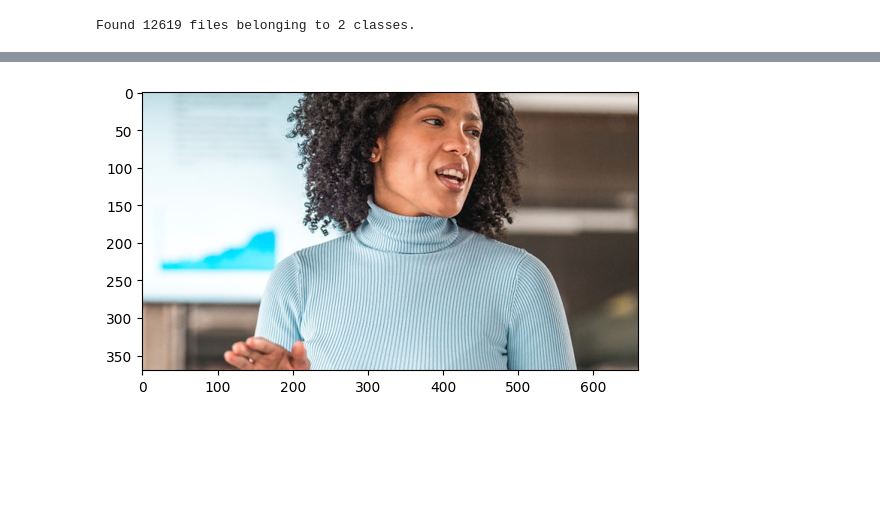
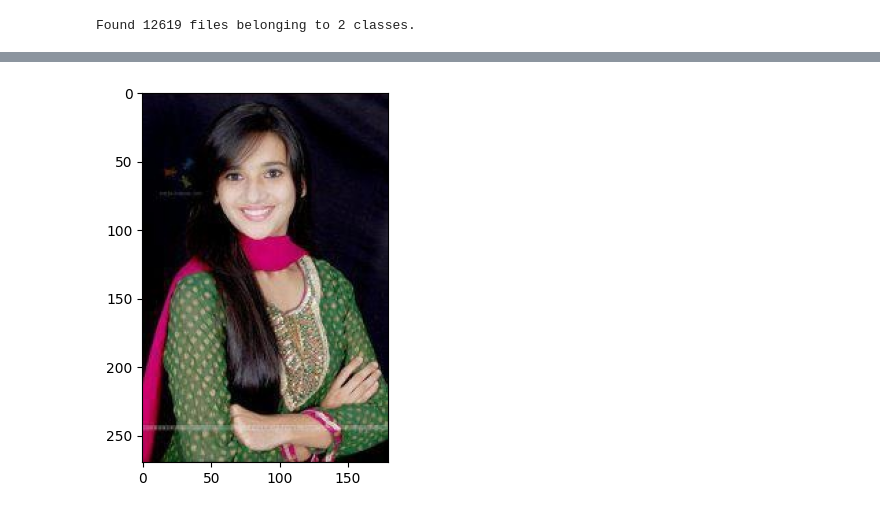
Before and after one commit to SouryaSparks/facemaskrecognitionv1, a Jupyter notebook: index.ipynb, the cells around one changed output, grey strips where cells are left out. Cells and saved outputs as stored; diff of their text form; code cells hidden in the pictures; blank space fills up the shorter version.

```diff
--- a/index.ipynb
+++ b/index.ipynb
@@ -136,13 +147,13 @@ import os
 # %%
 first_model = load_model(os.path.join('models','model.h5'))
 # %%
-image = cv2.imread(os.path.join('test_images','test4n.jpg'))
+image = cv2.imread(os.path.join('data','without_mask','0.jpg'))
 resize = tf.image.resize(image, (256,256))
 
 plt.imshow(cv2.cvtColor(image, cv2.COLOR_BGR2RGB))
 plt.show()
 # %% [output]
-[figure, old version]
+[figure, new version]
 # %%
 yhat = model.predict(np.expand_dims((resize/255), 0))
 # %% [output]
```
Also changed, not shown: parts of 11 cells of this notebook, 2 other files.
